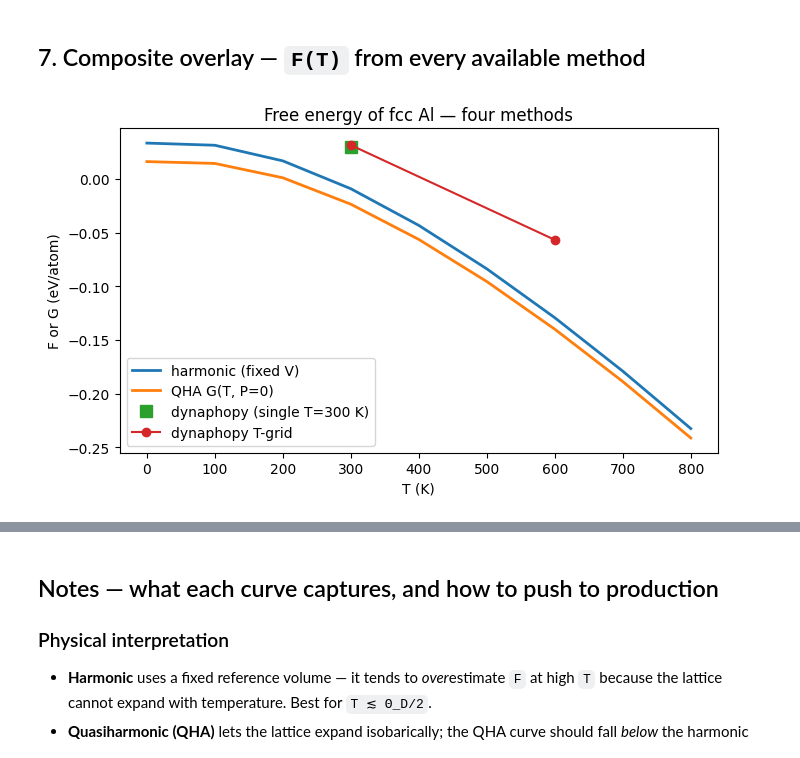
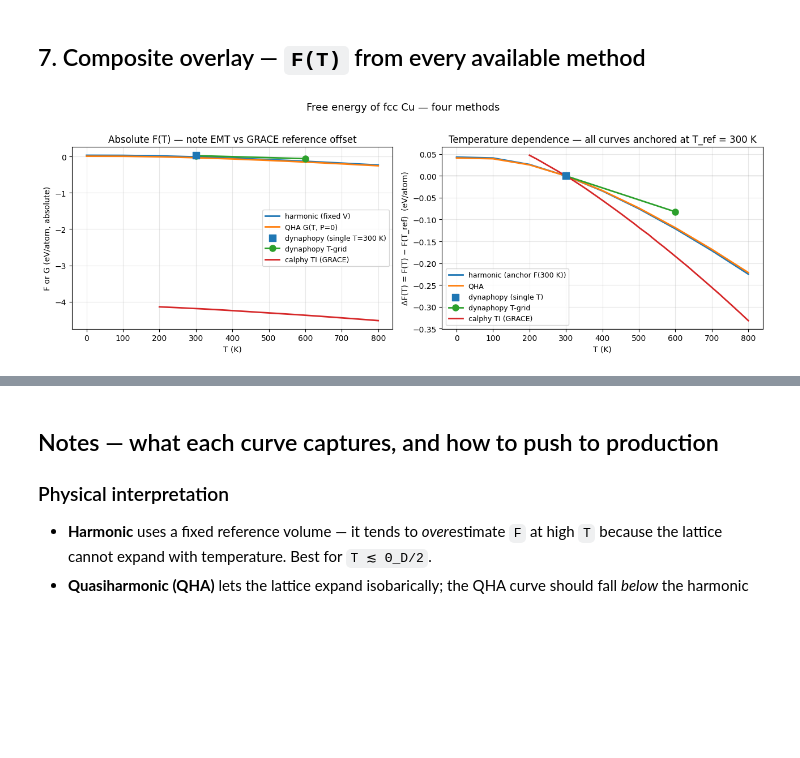
Before and after one commit to pyiron/pyiron_workflow_atomistics, a Jupyter notebook: notebooks/free_energy_solid.ipynb, the cells around one changed output, grey strips where cells are left out. Cells and saved outputs as stored; diff of their text form; code cells hidden in the pictures; blank space fills up the shorter version.

```diff
--- a/notebooks/free_energy_solid.ipynb
+++ b/notebooks/free_energy_solid.ipynb
@@ -22,8 +22,8 @@ from ase.calculators.emt import EMT
 
 from pyiron_workflow_atomistics.engine import ASEEngine, CalcInputStatic
 
-# fcc Al conventional cell (phonopy primitivises to a 1-atom primitive).
-structure = bulk("Al", "fcc", a=4.05, cubic=True)
+# fcc Cu conventional cell (phonopy primitivises to a 1-atom primitive).
+structure = bulk("Cu", "fcc", a=3.615, cubic=True)
 
 ase_engine = ASEEngine(
     EngineInput=CalcInputStatic(),
@@ -274,28 +406,87 @@ calphy step skipped: `lmp` binary not on PATH
 # %% [markdown]
 ## 7. Composite overlay — `F(T)` from every available method
 # %%
-fig, ax = plt.subplots(figsize=(7, 4.2))
+# Section 7 — Composite comparison
+#
+# The four methods sit on different absolute scales:
+#   * harmonic / QHA / dynaphopy use EMT and report only the phonon contribution
+#     (no static cohesive energy folded in), so they hover near zero.
+#   * calphy on GRACE-1L-OAM returns the total absolute free energy
+#     (-4 eV/atom range for Cu).
+# Two panels: absolute F on the left, ΔF anchored at a common reference T on
+# the right. The right panel is the meaningful side-by-side — it shows how
+# each method captures the *temperature dependence* of F.
+T_ref = 300.0
 
-ax.plot(out_harm.temperature_array, out_harm.free_energy_array,
-        label="harmonic (fixed V)", lw=2)
-ax.plot(out_qha.temperature_array, out_qha.gibbs_free_energy_array,
-        label="QHA G(T, P=0)", lw=2)
 
-# Single-T anharmonic point
-ax.plot([out_anh_T.temperature], [out_anh_T.free_energy], "s",
-        ms=9, label="dynaphopy (single T=300 K)")
+def at(T_arr, F_arr, T):
+    return float(np.interp(T, T_arr, F_arr))
 
-# T-grid anharmonic curve
-ax.plot(out_anh_tdi.temperature_array, out_anh_tdi.free_energy_array, "o-",
-        label="dynaphopy T-grid")
 
+# Anchor each curve at its value at T_ref (interpolating where necessary).
+F_h_anchor = at(out_harm.temperature_array, out_harm.free_energy_array, T_ref)
+F_q_anchor = at(out_qha.temperature_array, out_qha.free_energy_array, T_ref)
+F_a_anchor = float(out_anh_T.free_energy)  # single T = 300 K already
+F_tdi_anchor = (
+    at(out_anh_tdi.temperature_array, out_anh_tdi.free_energy_array, T_ref)
+    if out_anh_tdi.temperature_array.min() <= T_ref <= out_anh_tdi.temperature_array.max()
+    else out_anh_tdi.free_energy_array[0]
+)
+F_c_anchor = (
+    at(out_calphy.temperature_array, out_calphy.free_energy_array, T_ref)
+    if out_calphy is not None and out_calphy.temperature_array is not None
+    else None
+)
+
+fig, (axL, axR) = plt.subplots(1, 2, figsize=(13, 4.5))
+
+# --- Left panel: absolute F(T) ---
+axL.plot(out_harm.temperature_array, out_harm.free_energy_array,
+         label="harmonic (fixed V)", lw=2)
+axL.plot(out_qha.temperature_array, out_qha.free_energy_array,
+         label="QHA G(T, P=0)", lw=2)
+axL.scatter([300.0], [out_anh_T.free_energy], marker="s", s=70, zorder=5,
+            label="dynaphopy (single T=300 K)")
+axL.plot(out_anh_tdi.temperature_array, out_anh_tdi.free_energy_array, "o-",
+         label="dynaphopy T-grid", lw=2, ms=8)
 if out_calphy is not None and out_calphy.temperature_array is not None:
-    ax.plot(out_calphy.temperature_array, out_calphy.free_energy_array,
-            label="calphy TI", lw=2)
+    axL.plot(out_calphy.temperature_array, out_calphy.free_energy_array,
+             label="calphy TI (GRACE)", lw=2)
+axL.set_xlabel("T (K)")
+axL.set_ylabel("F or G (eV/atom, absolute)")
+axL.set_title("Absolute F(T) — note EMT vs GRACE reference offset")
+axL.legend(loc="best", fontsize=9)
+axL.grid(alpha=0.3)
 
-ax.set_xlabel("T (K)"); ax.set_ylabel("F or G (eV/atom)")
-ax.set_title("Free energy of fcc Al — four methods")
-ax.legend()
-plt.tight_layout(); plt.show()
+# --- Right panel: ΔF(T) anchored at T_ref ---
+axR.plot(out_harm.temperature_array, out_harm.free_energy_array - F_h_anchor,
+         label=f"harmonic (anchor F({T_ref:.0f} K))", lw=2)
+axR.plot(out_qha.temperature_array, out_qha.free_energy_array - F_q_anchor,
+         label="QHA", lw=2)
+axR.scatter([300.0], [out_anh_T.free_energy - F_a_anchor], marker="s", s=70,
+            zorder=5, label="dynaphopy (single T)")
+axR.plot(out_anh_tdi.temperature_array, out_anh_tdi.free_energy_array - F_tdi_anchor,
+         "o-", label="dynaphopy T-grid", lw=2, ms=8)
+if F_c_anchor is not None:
+    axR.plot(out_calphy.temperature_array,
+             out_calphy.free_energy_array - F_c_anchor,
+             label="calphy TI (GRACE)", lw=2)
+axR.axhline(0, color="k", lw=0.5, alpha=0.5)
+axR.set_xlabel("T (K)")
+axR.set_ylabel("ΔF(T) = F(T) − F(T_ref)  (eV/atom)")
+axR.set_title(f"Temperature dependence — all curves anchored at T_ref = {T_ref:.0f} K")
+axR.legend(loc="best", fontsize=9)
+axR.grid(alpha=0.3)
+
+fig.suptitle("Free energy of fcc Cu — four methods", fontsize=13, y=1.02)
+plt.tight_layout()
+plt.show()
+
+print(f"Absolute F(300 K):")
+print(f"  harmonic       = {F_h_anchor:+.4f} eV/atom  (phonon contribution only)")
+print(f"  QHA            = {F_q_anchor:+.4f} eV/atom  (phonon contribution + V relaxation)")
+print(f"  dynaphopy      = {F_a_anchor:+.4f} eV/atom  (phonon contribution; renormalised)")
+if F_c_anchor is not None:
+    print(f"  calphy (GRACE) = {F_c_anchor:+.4f} eV/atom  (absolute, including cohesive)")
 # %% [output]
-[figure, old version]
+[figure, new version]
```
Also changed, not shown: parts of 8 cells of this notebook.
